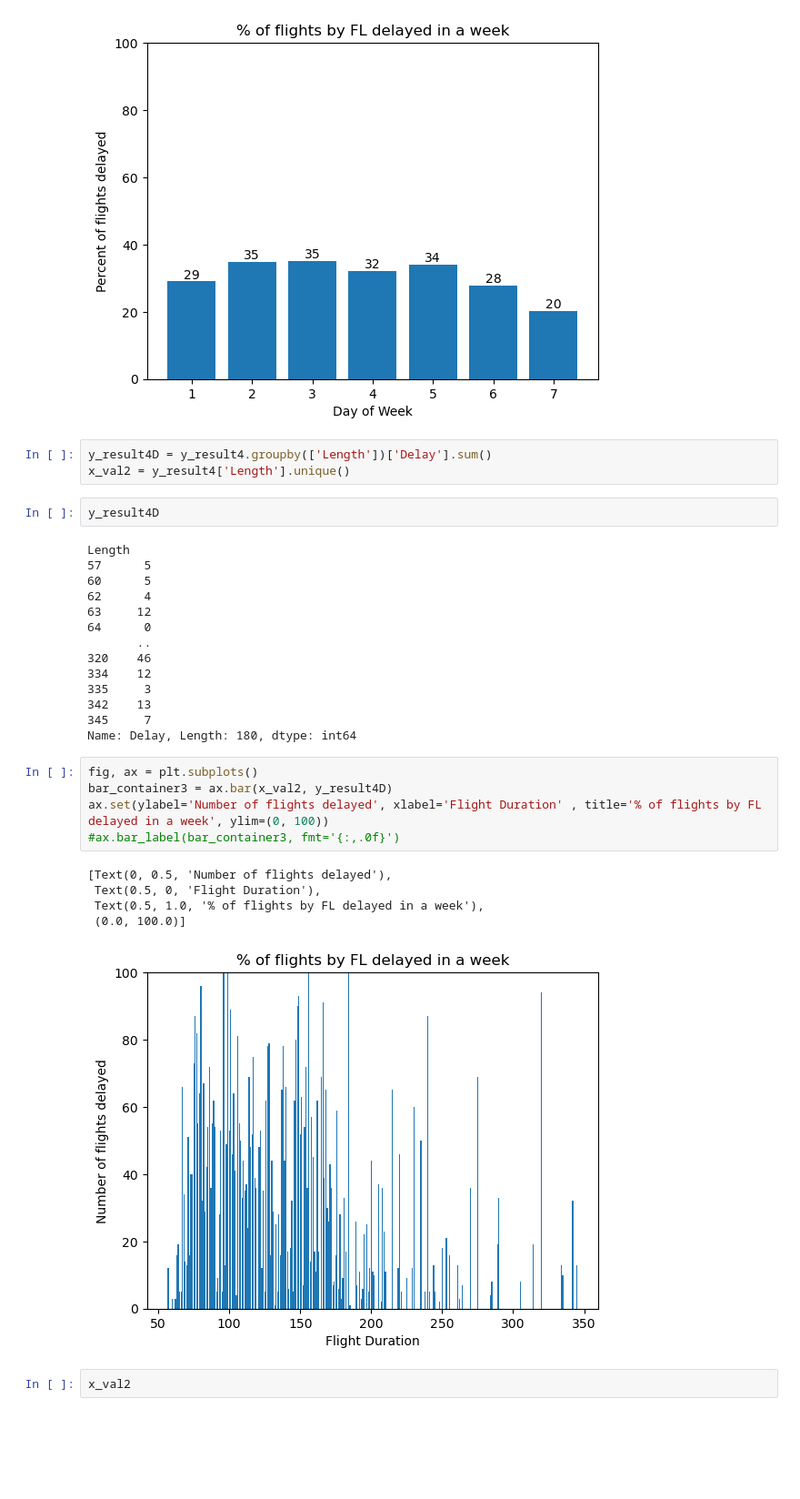
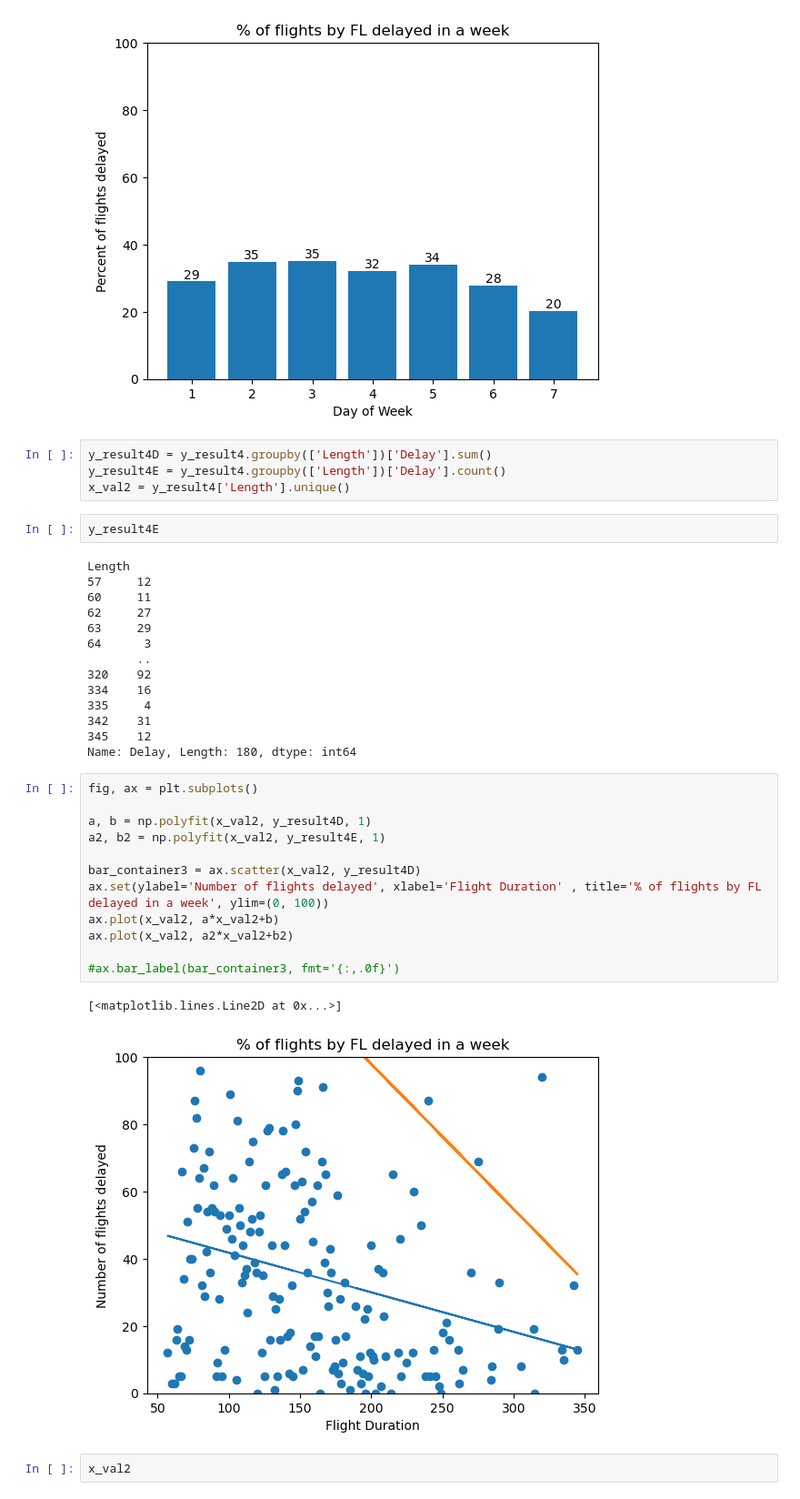
Before and after one commit to ltcolscotty/AirlinesProject, a Jupyter notebook: AirlineAnalysis.ipynb, the cells around one changed output. Shown at 91% size. Drawn from its saved outputs; the diff is of its cells as text; blank space fills up the shorter version.

Commit message:
Line of best fit testing

```diff
--- a/AirlineAnalysis.ipynb
+++ b/AirlineAnalysis.ipynb
@@ -135,34 +135,39 @@ ax.bar_label(bar_container3, fmt='{:,.0f}')
 [figure]
 # %%
 y_result4D = y_result4.groupby(['Length'])['Delay'].sum()
+y_result4E = y_result4.groupby(['Length'])['Delay'].count()
 x_val2 = y_result4['Length'].unique()
 # %%
-y_result4D
+y_result4E
 # %% [output]
 Length
-57      5
-60      5
-62      4
-63     12
-64      0
+57     12
+60     11
+62     27
+63     29
+64      3
        ..
-320    46
-334    12
-335     3
-342    13
-345     7
+320    92
+334    16
+335     4
+342    31
+345    12
 Name: Delay, Length: 180, dtype: int64
 # %%
 fig, ax = plt.subplots()
-bar_container3 = ax.bar(x_val2, y_result4D)
+
+a, b = np.polyfit(x_val2, y_result4D, 1)
+a2, b2 = np.polyfit(x_val2, y_result4E, 1)
+
+bar_container3 = ax.scatter(x_val2, y_result4D)
 ax.set(ylabel='Number of flights delayed', xlabel='Flight Duration' , title='% of flights by FL delayed in a week', ylim=(0, 100))
+ax.plot(x_val2, a*x_val2+b)
+ax.plot(x_val2, a2*x_val2+b2)
+
 #ax.bar_label(bar_container3, fmt='{:,.0f}')
 # %% [output]
-[Text(0, 0.5, 'Number of flights delayed'),
- Text(0.5, 0, 'Flight Duration'),
- Text(0.5, 1.0, '% of flights by FL delayed in a week'),
- (0.0, 100.0)]
+[<matplotlib.lines.Line2D at 0x...>]
-[figure, old version]
+[figure, new version]
 # %%
 x_val2
 # %% [output]
```
